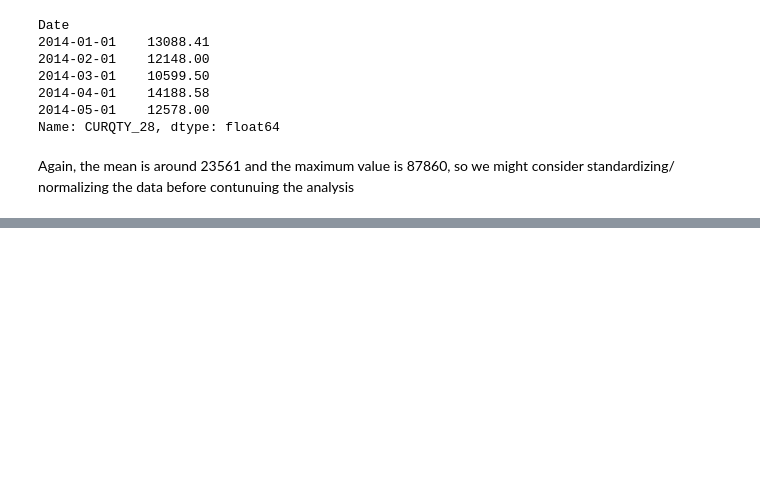
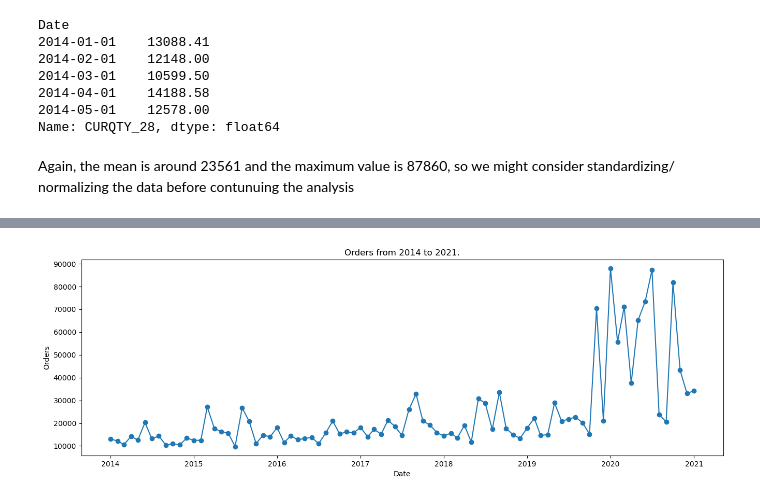
Before and after one commit to CMjsingh/sales_prediction, a Jupyter notebook: SO_Details_db_Findings.ipynb, the cells around one changed output, grey strips where cells are left out. Saved outputs shown, nothing was run; the diff lists cells and outputs as text; code cells hidden in the pictures; blank space fills up the shorter version.

```diff
--- a/SO_Details_db_Findings.ipynb
+++ b/SO_Details_db_Findings.ipynb
@@ -215,0 +258,2 @@ plot_df(df, x=df.Date, y=df.CURQTY_28,title='Orders from 2013 to 2021.')
+# %%
+df = df.apply(lambda x: x.str.strip() if x.dtype == "object" else x)
@@ -451,0 +537,5 @@ pd.DataFrame(df_orders_group)
+# %%
+#converting series to dataframe and resetting index, and changing the column name to 'Orders'
+df_orders_group=pd.DataFrame(df_orders_group)
+df_orders_group=df_orders_group.reset_index()
+df_orders_group=df_orders_group.rename(columns={"CURQTY_28":"Orders"})
@@ -451,0 +551,4 @@ pd.DataFrame(df_orders_group)
+# %%
+plot_df(df, x=df_orders_group.Date, y=df_orders_group.Orders,title='Orders from 2014 to 2021.')
+# %% [output]
+[figure, added]
```
Also changed, not shown: parts of 32 cells of this notebook.
